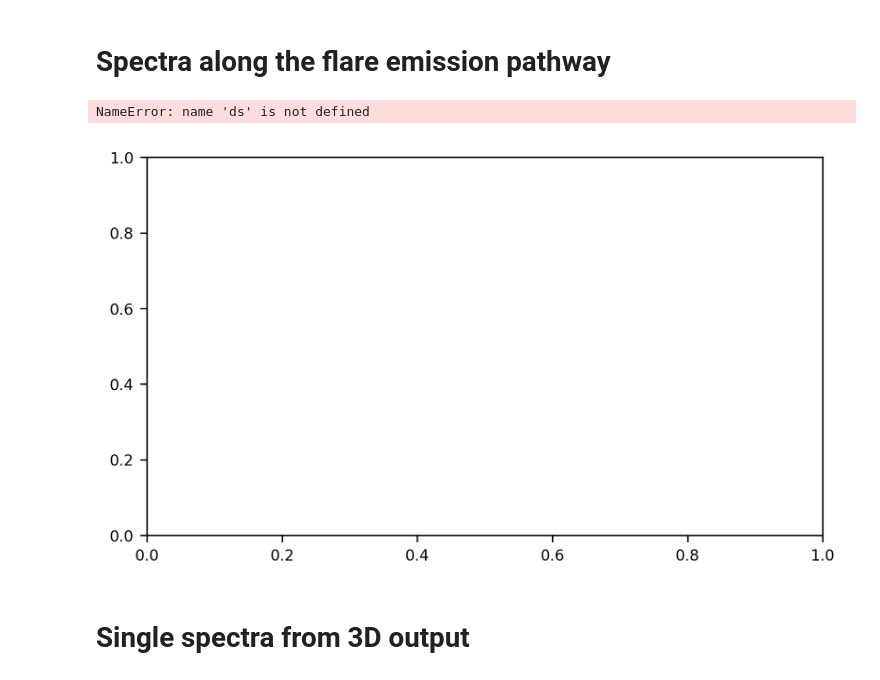
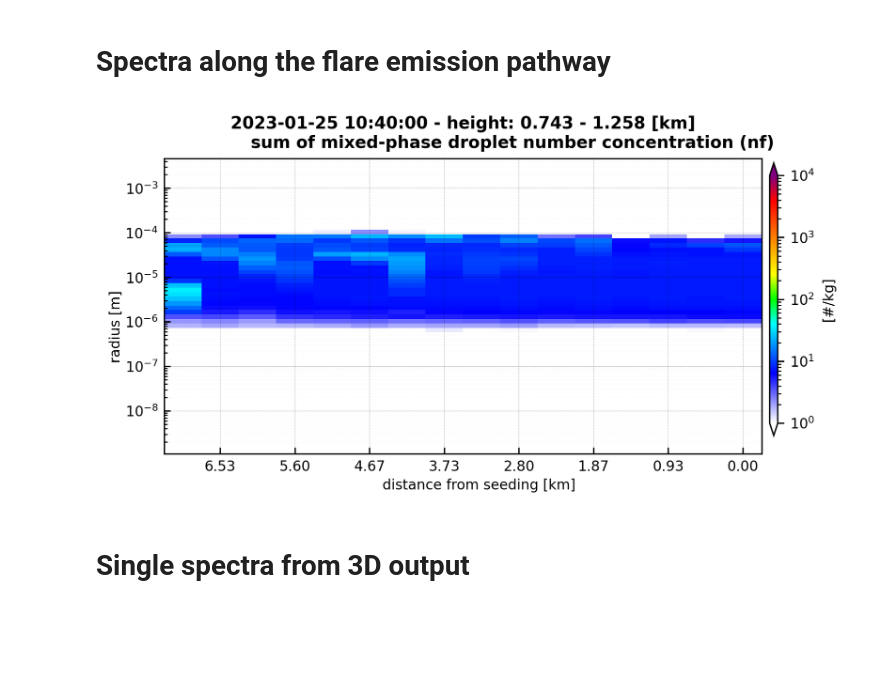
Before and after one commit to KarlJohnsonnn/comso-specs-eriswil, a Jupyter notebook: python/CS-3D-quicklooks-example.ipynb, the cells around one changed output. Cells and saved outputs as stored; diff of their text form; code cells hidden in the pictures; blank space fills up the shorter version.

```diff
--- a/python/CS-3D-quicklooks-example.ipynb
+++ b/python/CS-3D-quicklooks-example.ipynb
@@ -34,10 +34,13 @@ cmap = mpl.colors.LinearSegmentedColormap.from_list(
 # %% [markdown]
 # List Available COSMO-SPECS NetCDF Output Files
 # %%
+test_case = 'cs-eriswil__20230821_172639'
+
 root_path = f'/work/bb1262/user/schimmel/cosmo-specs-torch/'
 
-plots_path = root_path + '/python/plots'
-data_path = root_path + '/cosmo-specs/testcases/RUN_ERISWILL_TESTCASE01/'
+plots_path = root_path + '/python/plots/'
+data_path = root_path + f'/cosmo-specs/testcases/RUN_ERISWILL_TESTCASE01/{test_case}/'
+
 
 
 file_paths = glob.glob( data_path + '*.nc' )
@@ -65,7 +68,7 @@ all nc files:
 # %% [markdown]
 # Load files from Meta Data
 # %%
-meta_path = data_path + 'cs-eriswil__20230821_172639.json'
+meta_path = data_path + f'{test_case}.json'
 
 with open(meta_path) as f:
    metadata = json.load(f)
@@ -91,7 +94,7 @@ d3_files
 
 importlib.reload(vizz)
 
-data = vizz.read_file_list(d3_files, varnames=['nf', 'vt', 'ut', 'wt', 't'])
+data = vizz.read_file_list(d3_files, varnames=['nf', 'vt', 'ut', 'wt', 't', 'rho', 'qw'])
 date_list = list(data.keys())
 date_list
 # %% [output]
@@ -197,12 +200,12 @@ n_profile = idX.size
 plt.rcParams.update({'font.size': 8})
 fig, ax = plt.subplots(figsize=(1920/my_dpi, 1080/my_dpi), dpi=my_dpi)
 
-
+ds = data[key]['nf']
 xx = [f'{7*i/(n_profile-1):.2f}' for i in range(n_profile)]
 yy = plot1.rgrenz
 
 z0 = ds[:, iha:ihe, :, :, :].sum('z').values
-zz = np.zeros((plot1.time.size, n_profile, plot1.bins.size))
+zz = np.zeros((ds.time.size, n_profile, ds.bin.size))
 
 for i in range(n_profile):
     zz[:, i, :] = z0[:, idY[i], idX[i], :]
@@ -222,36 +225,35 @@ cbar = fig.colorbar(
     orientation='vertical',
     extend='both',
     )
 cbar.set_label(f"[{ds.attrs['units']}]")
 pmesh = ax.pcolormesh(xx[::-1], yy, zz[380, :, :].T, norm=norm, cmap=cmap)
 
 fig.text(0.5, 0.1, 'distance from seeding [km]', ha='center', va='center')
 fig.text(0.05, 0.45, 'radius [m]', ha='center', va='center', rotation='vertical')
 
 
 ax.set_xticks(xx[::2])
 ax.set_xticklabels(xx[::2])
 
 ax.set_yscale('log')
 ax.tick_params(which='both', direction='in')
 ax.minorticks_on()
 ax.grid(True, which='major', linestyle='--', linewidth='0.15', color='black', alpha=0.5)
 ax.grid(True, which='minor', linestyle=':', linewidth='0.05', color='black', alpha=0.25)
 
 fig.subplots_adjust(hspace=0.3, wspace=0.15, left=0.11, right=0.85, top=0.82, bottom=0.17)  # make space for colorbar
 
-for iT in tqdm(range(720,720)):
+for iT in tqdm(range(400,401)):
 
     dt0 = datetime.datetime.strptime(metadata[key[3:]]["RUNCTL.ydate_ini"], "%Y%m%d%H")
     dti = dt0 + iT*datetime.timedelta(seconds=15)
     ax.set_title(f'{str(dti)} - height: {plot1.height[ihe]:.3f} - {plot1.height[iha]:.3f} [km]\n\
                  sum of {ds.attrs["long_name"]} ({var_name})', weight='bold')
 
     pmesh.set_array(zz[iT, :, :].ravel(order='F'))
     fig.savefig(f'/{plots_path}/{str(iT).zfill(3)}_crosssection.png', dpi=my_dpi, facecolor='white')
 # %% [output]
-NameError: name 'ds' is not defined
-[figure, old version]
+[figure, new version]
 # %% [markdown]
 # Single spectra from 3D output
 # %%
```
Also changed, not shown: parts of 4 cells of this notebook, 2 other files.
